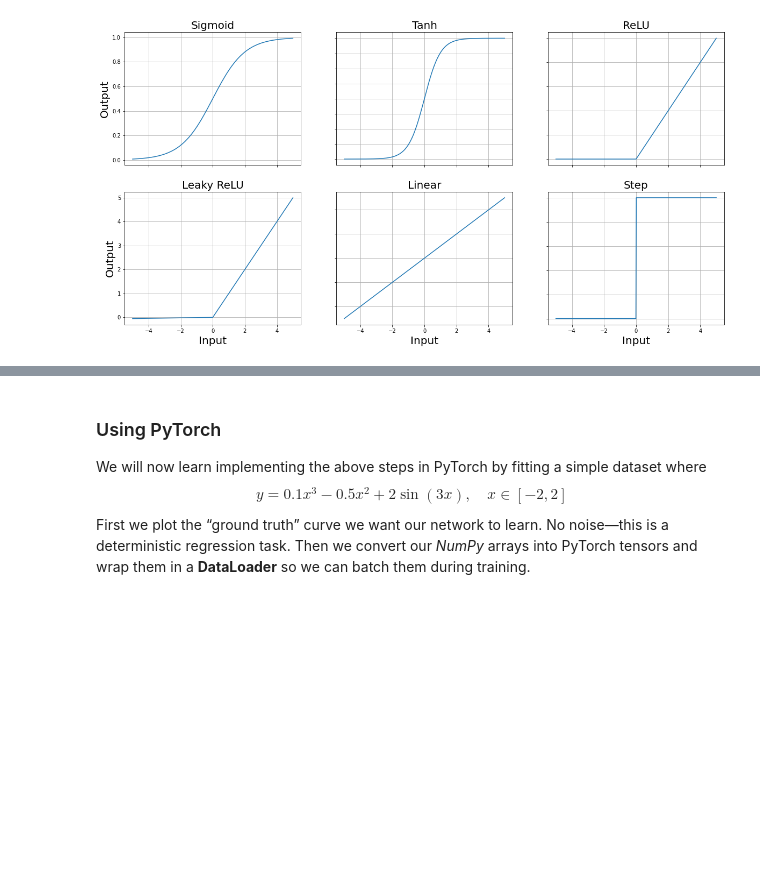
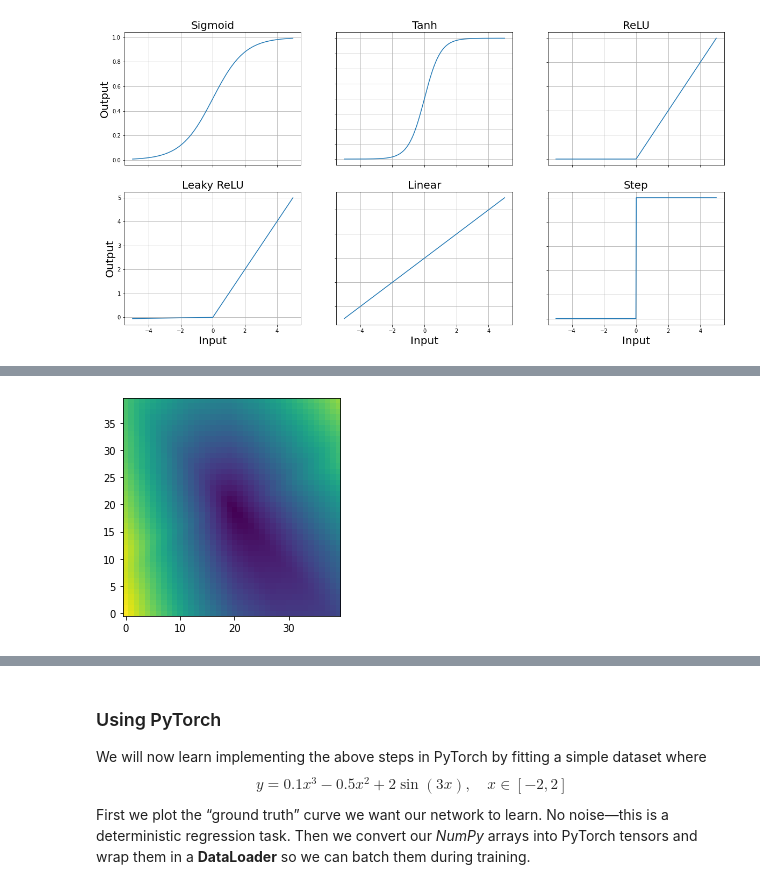
Before and after one commit to chattopadhyayA/ml_pursue2025, a Jupyter notebook: _sources/content/06_NN_basic.ipynb, the cells around one changed output, grey strips where cells are left out. Drawn from its saved outputs; the diff is of its cells as text; code cells hidden in the pictures; blank space fills up the shorter version.

```diff
--- a/_sources/content/06_NN_basic.ipynb
+++ b/_sources/content/06_NN_basic.ipynb
@@ -131,0 +234,45 @@ There are several popular python packages for implementing neural networks like
+# %%
+# Let us first create the network
+
+# set up all the weights and biases
+
+NumLayers = 2 # does not count input-layer (but does count output)
+LayerSizes = [2,100,1] # input-layer,hidden-1,hidden-2,...,output-layer
+
+# initialize random weights and biases for all layers
+Weights = [np.random.uniform(low=-0.1,high=+0.1,size=[ LayerSizes[j],LayerSizes[j+1] ]) for j in range(NumLayers)]
+Biases = [np.zeros(LayerSizes[j+1]) for j in range(NumLayers)]
+
+# define the batchsize
+batchsize=100
+
+# In our case, we also need to define some helper variables to make sure the back propagation works
+
+y_layer = [np.zeros([batchsize,LayerSizes[j]]) for j in range(NumLayers+1)]
+df_layer = [np.zeros([batchsize,LayerSizes[j+1]]) for j in range(NumLayers)]
+dw_layer = [np.zeros([LayerSizes[j],LayerSizes[j+1]]) for j in range(NumLayers)]
+db_layer = [np.zeros(LayerSizes[j+1]) for j in range(NumLayers)]
+# %%
+# First we try without training the network
+
+def apply_net_simple(y_in): # one forward pass through the network
+    # no storage for backprop (for simple tests)
+
+    y = y_in # start with input values
+    y_layer[0] = y
+    for j in range(NumLayers): # loop through all layers
+        # j = 0 corresponds to the first layer above the input
+        y,df = forward_step(y,Weights[j],Biases[j]) # one step
+    return(y)
+
+# Choose some area in the 2D plane
+test_batchsize = np.shape(X0)[0]*np.shape(X0)[1]
+testsample = np.zeros([test_batchsize,2])
+testsample[:,0] = X0.flatten()
+testsample[:,1] = X1.flatten()
+
+testoutput = apply_net_simple(testsample)
+myim = plt.imshow(np.reshape(testoutput,np.shape(X0)),origin='lower',interpolation='none')
+plt.show()
+# %% [output]
+[figure, added]
```
Also changed, not shown: parts of 22 cells of this notebook, 54 other files.
